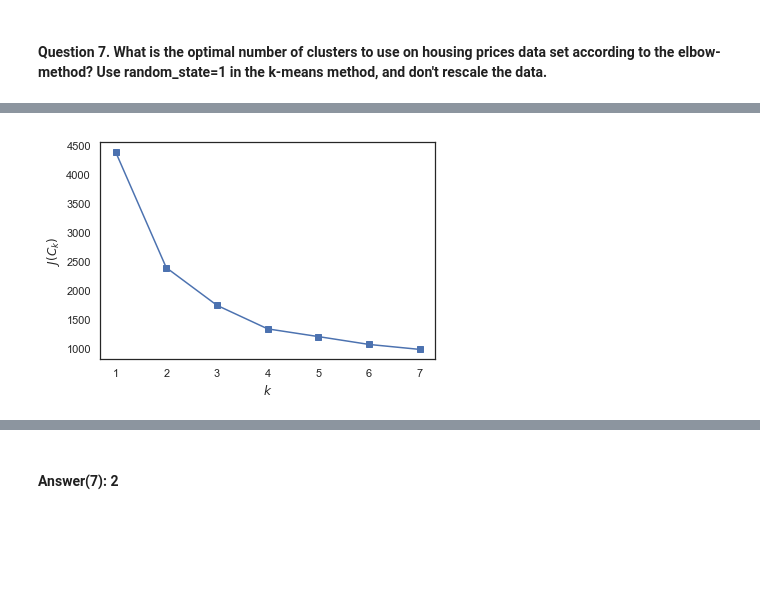
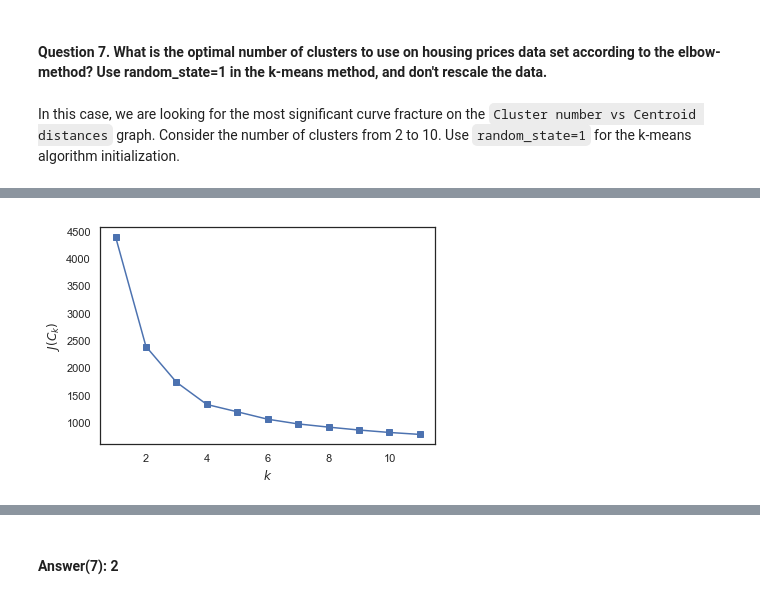
Before and after one commit to AndrewTrefilov/my-journey-to-ml-starts-here, a Jupyter notebook: Assignment#7.ipynb, the cells around one changed output, grey strips where cells are left out. Saved outputs shown, nothing was run; the diff lists cells and outputs as text; code cells hidden in the pictures; blank space fills up the shorter version.

```diff
--- a/Assignment#7.ipynb
+++ b/Assignment#7.ipynb
@@ -304,16 +302,18 @@ X = boston.data
 Using the elbow-method (reference article 7 of the course), find the optimal number of clusters to set as a hyperparameter for the k-means algorithm.
 # %% [markdown]
 #### Question 7. What is the optimal number of clusters to use on housing prices data set according to the elbow-method? Use random_state=1 in the k-means method, and don't rescale the data.
+# %% [markdown]
+In this case, we are looking for the most significant curve fracture on the `Cluster number vs Centroid distances` graph. Consider the number of clusters from 2 to 10. Use `random_state=1` for the k-means algorithm initialization.
 # %%
 inertia = []
-for k in tqdm_notebook(range(1, 8)):
+for k in tqdm_notebook(range(1, 12)):
     kmeans = KMeans(n_clusters=k, random_state=1).fit(X)
     inertia.append(np.sqrt(kmeans.inertia_))
-plt.plot(range(1, 8), inertia, marker='s');
+plt.plot(range(1, 12), inertia, marker='s');
 plt.xlabel('$k$')
 plt.ylabel('$J(C_k)$');
 # %% [output]
 [interactive output not drawn]
-[figure, old version]
+[figure, new version]
 # %%
 d = {}
```
Also changed, not shown: parts of 18 cells of this notebook.
